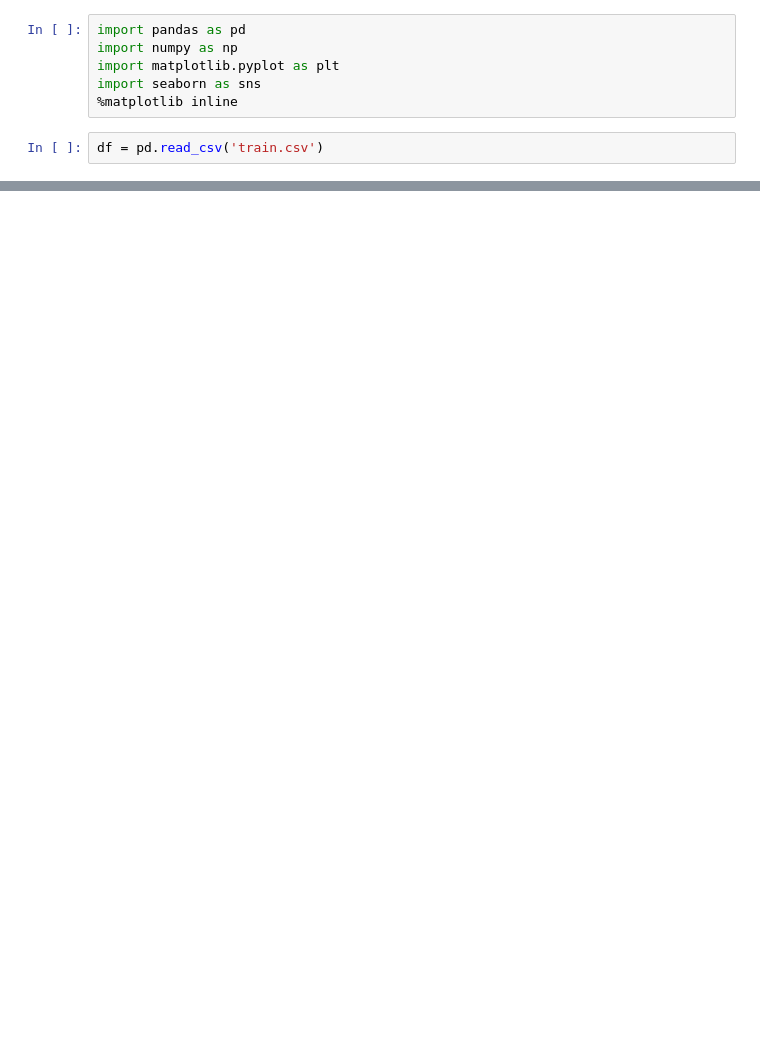
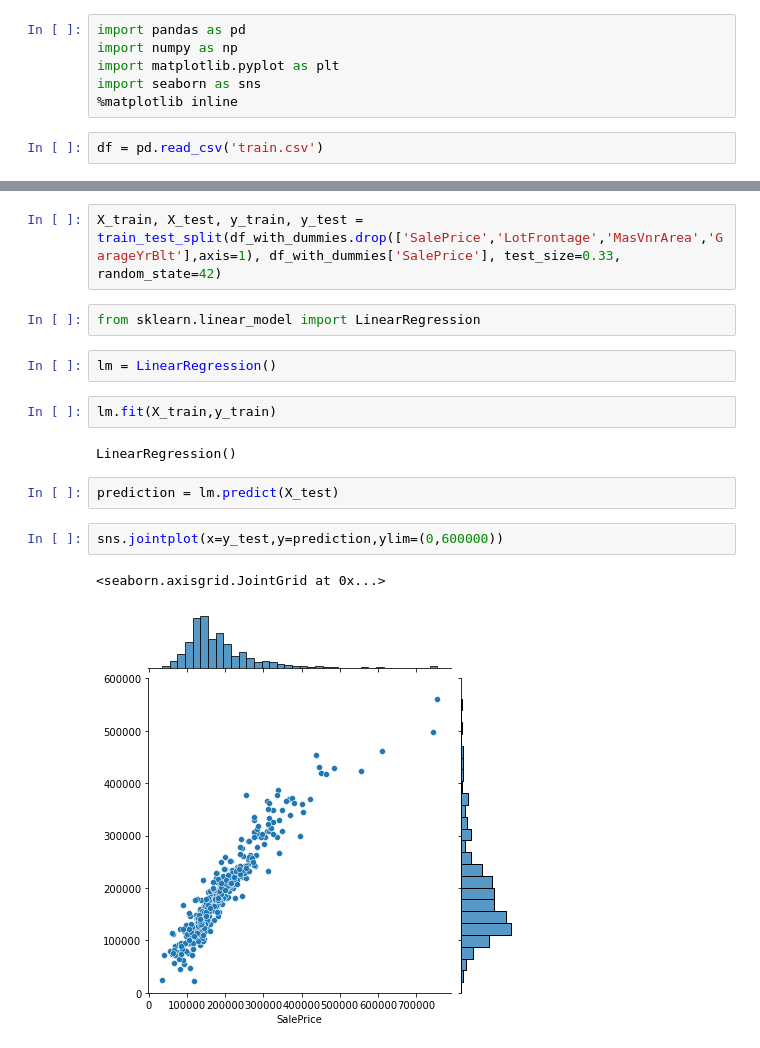
Before and after one commit to ahnngo/house-prices-advanced-regression-techniques, a Jupyter notebook: Untitled.ipynb, the cells around one changed output, grey strips where cells are left out. Saved outputs shown, nothing was run; the diff lists cells and outputs as text; blank space fills up the shorter version.

Commit message:
Chose the correct Model - Linear

```diff
--- a/Untitled.ipynb
+++ b/Untitled.ipynb
@@ -131,0 +128,17 @@ memory usage: 433.6 KB
+# %%
+X_train, X_test, y_train, y_test = train_test_split(df_with_dummies.drop(['SalePrice','LotFrontage','MasVnrArea','GarageYrBlt'],axis=1), df_with_dummies['SalePrice'], test_size=0.33, random_state=42)
+# %%
+from sklearn.linear_model import LinearRegression
+# %%
+lm = LinearRegression()
+# %%
+lm.fit(X_train,y_train)
+# %% [output]
+LinearRegression()
+# %%
+prediction = lm.predict(X_test)
+# %%
+sns.jointplot(x=y_test,y=prediction,ylim=(0,600000))
+# %% [output]
+<seaborn.axisgrid.JointGrid at 0x...>
+[figure, added]
```
Also changed, not shown: parts of 27 cells of this notebook.
